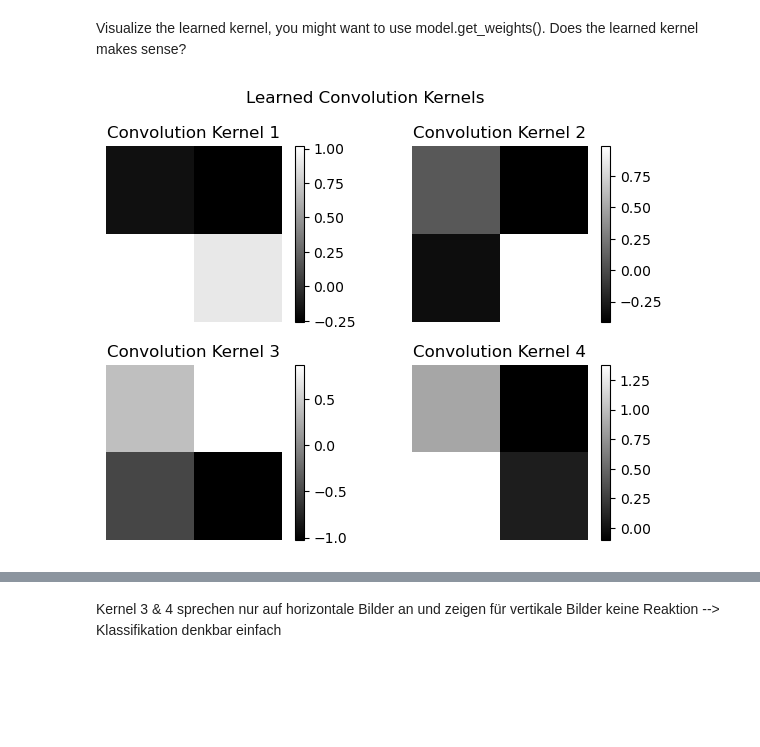
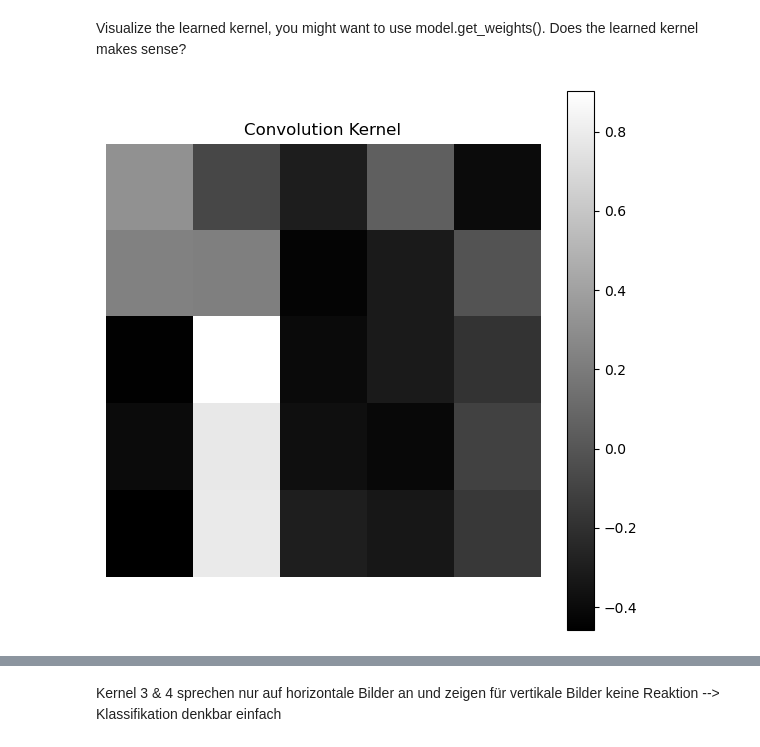
Before and after one commit to flnat/DeepLearning, a Jupyter notebook: Blatt_2/Edgelovers.ipynb, the cells around one changed output, grey strips where cells are left out. Saved outputs shown, nothing was run; the diff lists cells and outputs as text; code cells hidden in the pictures; blank space fills up the shorter version.

```diff
--- a/Blatt_2/Edgelovers.ipynb
+++ b/Blatt_2/Edgelovers.ipynb
@@ -152,20 +153,15 @@ for idx, weight in enumerate(weights):
         biases.append(weight)
 
 output_weights = tf.constant(kernels[-1], dtype="float64")
-# %%
-fig, axs = plt.subplots(2, 2)
-
-for idx, ax in enumerate(axs.flatten()):
-    im = ax.imshow(np.reshape(kernels[idx], (2, 2)), cmap="gray")
-    ax.set_title(f"Convolution Kernel {idx + 1}")
-
-    ax.axis("off")
-    plt.colorbar(im, ax=ax)
-fig.suptitle("Learned Convolution Kernels")
-fig.tight_layout()
-plt.show()
-# %% [output]
-[figure, removed]
+# %%
+
+im = plt.imshow(np.reshape(kernels[0], (5, 5)), cmap="gray")
+plt.title(f"Convolution Kernel")
+
+plt.axis("off")
+plt.colorbar(im);
+# %% [output]
+[figure, added]
 # %%
 import tensorflow as tf
 
```
Also changed, not shown: parts of 8 cells of this notebook.
